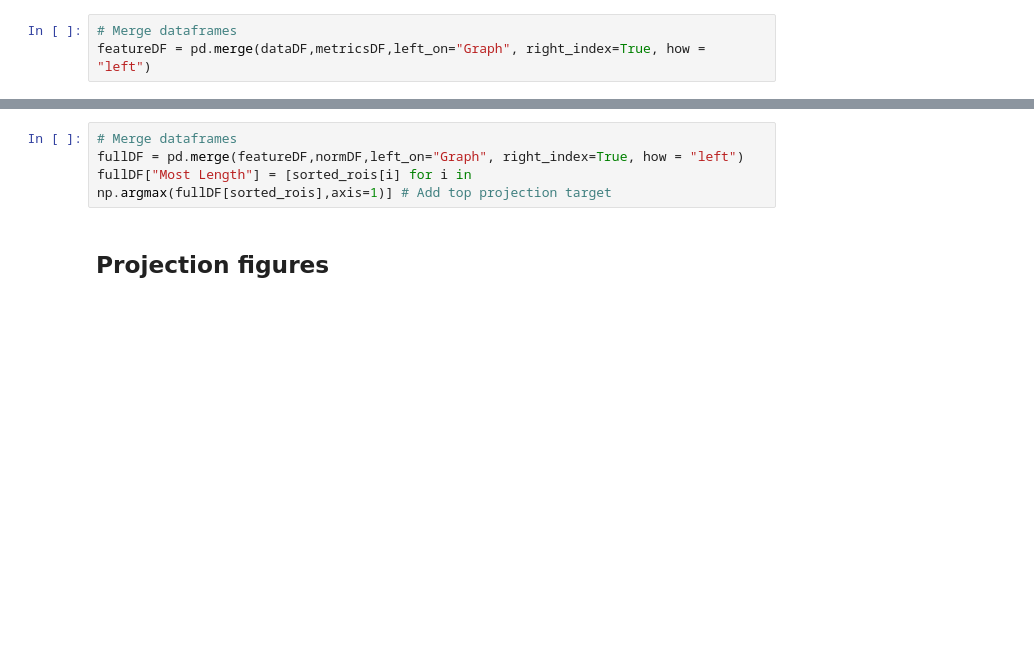
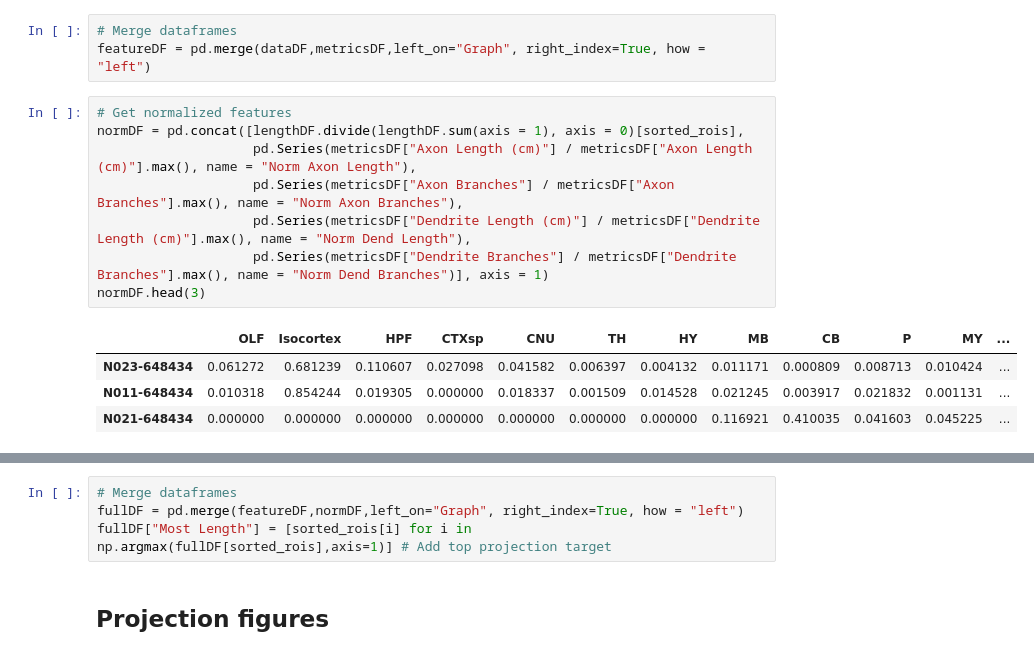
Before and after one commit to AllenNeuralDynamics/aind-LC-morphologies, a Jupyter notebook: code/LC Manuscript Figure 2 Analyses.ipynb, the cells around one changed output, grey strips where cells are left out. Saved outputs shown, nothing was run; the diff lists cells and outputs as text; blank space fills up the shorter version.

```diff
--- a/code/LC Manuscript Figure 2 Analyses.ipynb
+++ b/code/LC Manuscript Figure 2 Analyses.ipynb
@@ -183,3 +100,16 @@ metricsDF.head(3)
 # %%
 # Merge dataframes
 featureDF = pd.merge(dataDF,metricsDF,left_on="Graph", right_index=True, how = "left")
+# %%
+# Get normalized features
+normDF = pd.concat([lengthDF.divide(lengthDF.sum(axis = 1), axis = 0)[sorted_rois],
+                    pd.Series(metricsDF["Axon Length (cm)"] / metricsDF["Axon Length (cm)"].max(), name = "Norm Axon Length"),
+                    pd.Series(metricsDF["Axon Branches"] / metricsDF["Axon Branches"].max(), name = "Norm Axon Branches"),
+                    pd.Series(metricsDF["Dendrite Length (cm)"] / metricsDF["Dendrite Length (cm)"].max(), name = "Norm Dend Length"),
+                    pd.Series(metricsDF["Dendrite Branches"] / metricsDF["Dendrite Branches"].max(), name = "Norm Dend Branches")], axis = 1)
+normDF.head(3)
+# %% [output]
+|  | OLF | Isocortex | HPF | CTXsp | CNU | TH | HY | MB | CB | P | MY | ... |
+| N023-648434 | 0.061272 | 0.681239 | 0.110607 | 0.027098 | 0.041582 | 0.006397 | 0.004132 | 0.011171 | 0.000809 | 0.008713 | 0.010424 | ... |
+| N011-648434 | 0.010318 | 0.854244 | 0.019305 | 0.000000 | 0.018337 | 0.001509 | 0.014528 | 0.021245 | 0.003917 | 0.021832 | 0.001131 | ... |
+| N021-648434 | 0.000000 | 0.000000 | 0.000000 | 0.000000 | 0.000000 | 0.000000 | 0.000000 | 0.116921 | 0.410035 | 0.041603 | 0.045225 | ... |
```
Also changed, not shown: parts of 8 cells of this notebook, 2 other files.
